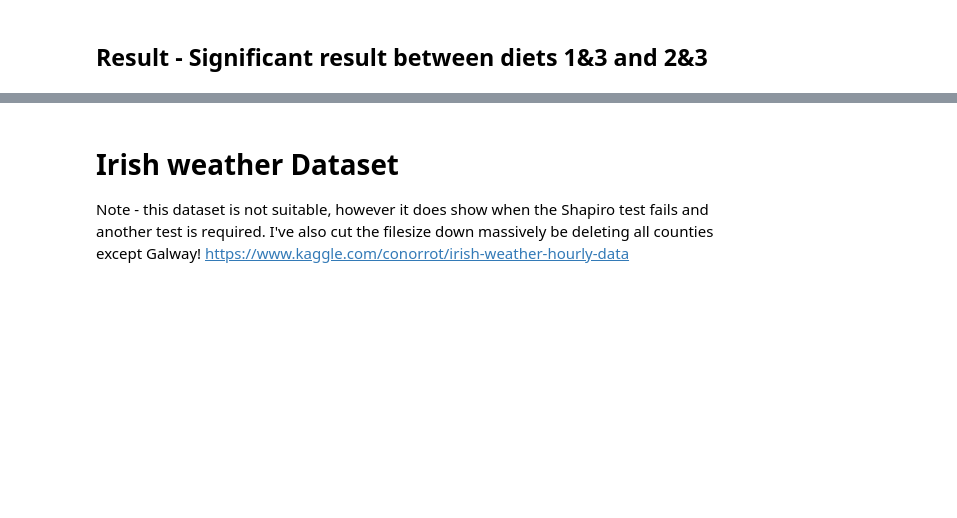
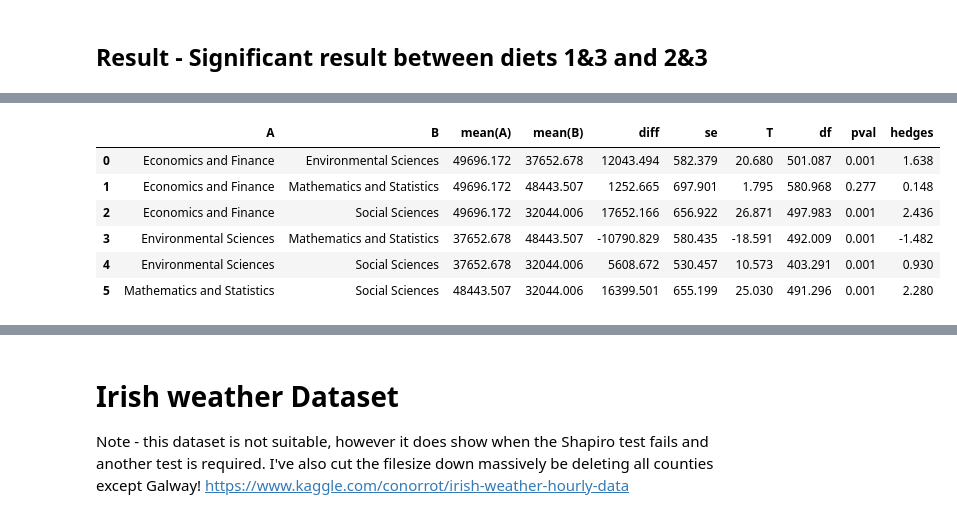
Before and after one commit to OtherBrian/machine-learning, a Jupyter notebook: scipy-stats.ipynb, the cells around one changed output, grey strips where cells are left out. Cells and saved outputs as stored; diff of their text form; code cells hidden in the pictures; blank space fills up the shorter version.

```diff
--- a/scipy-stats.ipynb
+++ b/scipy-stats.ipynb
@@ -221,0 +229,30 @@ LeveneResult(statistic=2.8013265938237155, pvalue=0.039734685046353434)
+# %%
+# Slicing the dataset for each major
+
+env_df = students_df[students_df['major'] == 'Environmental Sciences']
+bio_df = students_df[students_df['major'] == 'Biology']
+ecf_df = students_df[students_df['major'] == 'Economics and Finance']
+pos_df = students_df[students_df['major'] == 'Political Science']
+mas_df = students_df[students_df['major'] == 'Mathematics and Statistics']
+sos_df = students_df[students_df['major'] == 'Social Sciences']
+
+# Creating a dictionary for me to iterate through.
+df_dict = {'Environmental Sciences': env_df,
+           'Biology': bio_df,
+           'Economics and Finance': ecf_df,
+          'Political Science': pos_df,
+          'Mathematics and Statistics': mas_df,
+          'Social Sciences': sos_df}
+
+# Creating a list to store the names of any majors that pass the Shapiro-Wilk test
+normal_independent_variables = []
+
+# Perform the Shapiro Wilk test on each dataframe. Print the result, and add to normal_majors if p_value is above 0.05
+for major, data in df_dict.items():
+    statistic, p_value = stats.shapiro(data['salary'])
+    print(f'{major} P-Value: {str(p_value)}')
+    if p_value >= 0.05:
+        normal_independent_variables.append(major)
+
+print('\nNormally distributed independent variables: ')
+print(*normal_independent_variables, sep = ", ")
@@ -221,0 +364,15 @@ LeveneResult(statistic=2.8013265938237155, pvalue=0.039734685046353434)
+# %%
+gameshowell_df = students_df[students_df['major'].isin(normal_independent_variables)]
+# %%
+import pingouin as pg
+
+pg.pairwise_gameshowell(data=gameshowell_df, dv='salary',
+                        between='major').round(3)
+# %% [output]
+|  | A | B | mean(A) | mean(B) | diff | se | T | df | pval | hedges |
+| 0 | Economics and Finance | Environmental Sciences | 49696.172 | 37652.678 | 12043.494 | 582.379 | 20.680 | 501.087 | 0.001 | 1.638 |
+| 1 | Economics and Finance | Mathematics and Statistics | 49696.172 | 48443.507 | 1252.665 | 697.901 | 1.795 | 580.968 | 0.277 | 0.148 |
+| 2 | Economics and Finance | Social Sciences | 49696.172 | 32044.006 | 17652.166 | 656.922 | 26.871 | 497.983 | 0.001 | 2.436 |
+| 3 | Environmental Sciences | Mathematics and Statistics | 37652.678 | 48443.507 | -10790.829 | 580.435 | -18.591 | 492.009 | 0.001 | -1.482 |
+| 4 | Environmental Sciences | Social Sciences | 37652.678 | 32044.006 | 5608.672 | 530.457 | 10.573 | 403.291 | 0.001 | 0.930 |
+| 5 | Mathematics and Statistics | Social Sciences | 48443.507 | 32044.006 | 16399.501 | 655.199 | 25.030 | 491.296 | 0.001 | 2.280 |
```
Also changed, not shown: parts of 41 cells of this notebook, 1 other file.
